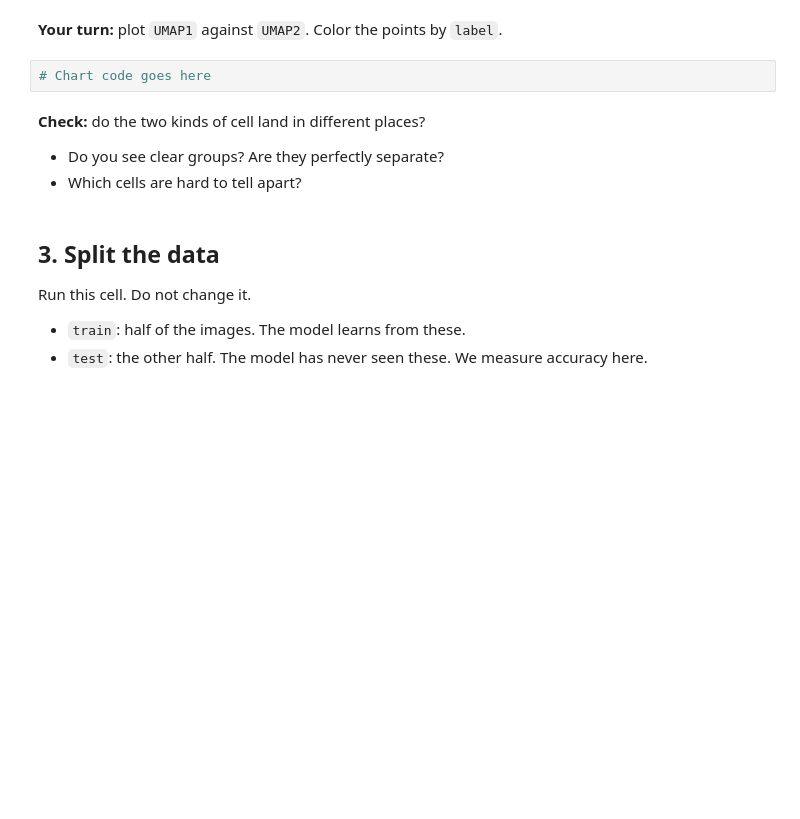
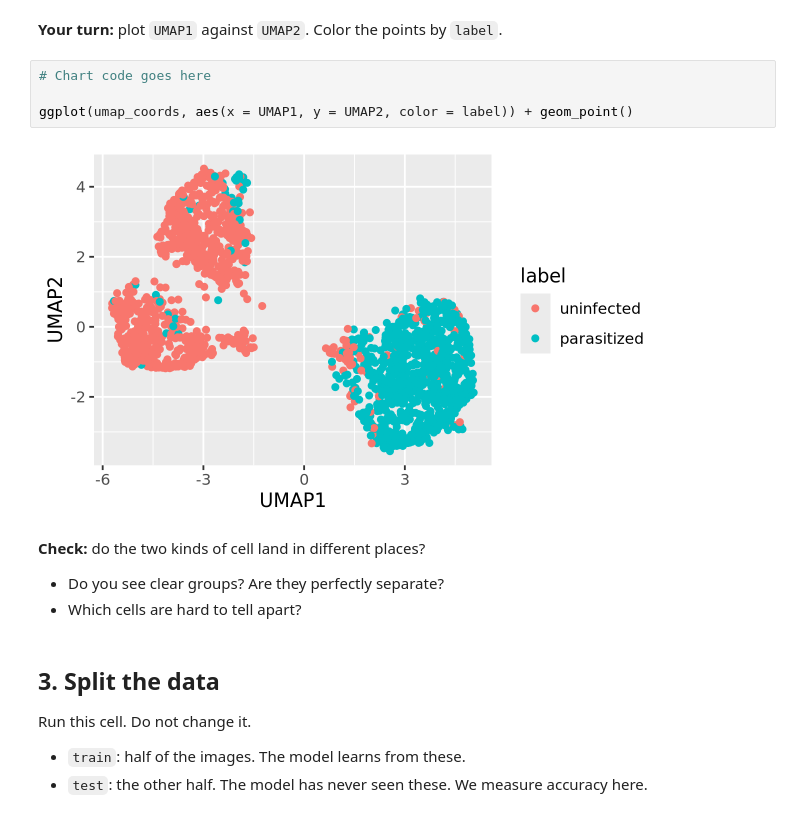
Before and after one commit to graceamartinez/codespace, a Jupyter notebook: exercises/17-encoder-exercise.ipynb, the cells around one changed output. Saved outputs shown, nothing was run; the diff lists cells and outputs as text; blank space fills up the shorter version.

```diff
--- a/exercises/17-encoder-exercise.ipynb
+++ b/exercises/17-encoder-exercise.ipynb
@@ -45,6 +90,10 @@ umap_coords |> head()
 **Your turn:** plot `UMAP1` against `UMAP2`. Color the points by `label`.
 # %%
 # Chart code goes here
+
+ggplot(umap_coords, aes(x = UMAP1, y = UMAP2, color = label)) + geom_point()
+# %% [output]
+[figure, added]
 # %% [markdown]
 **Check:** do the two kinds of cell land in different places?
 
```
Also changed, not shown: parts of 9 cells of this notebook, 2 other files.
